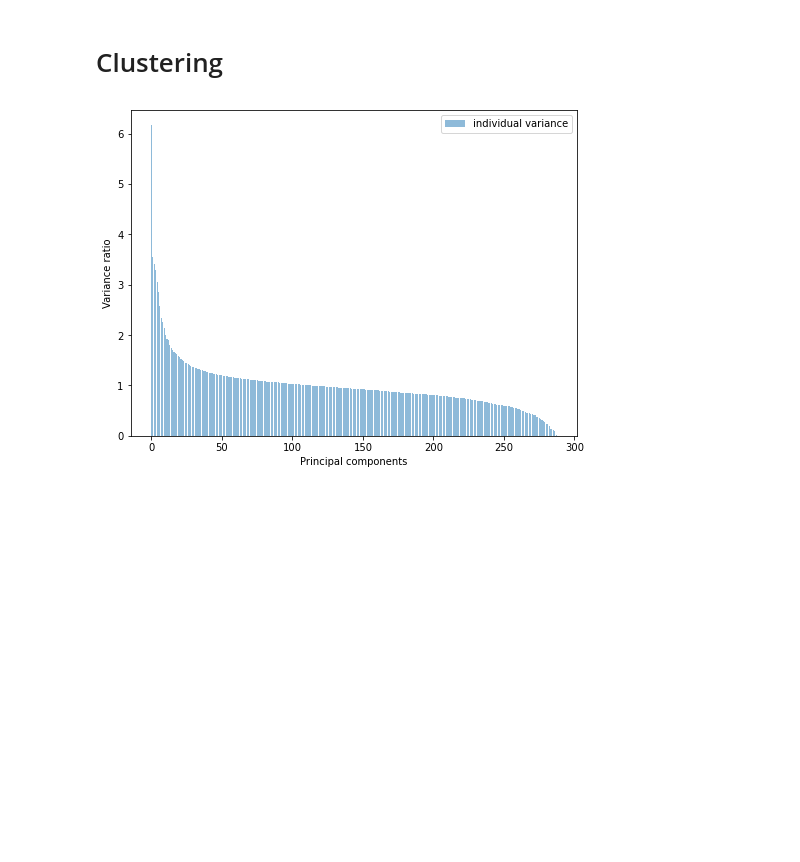
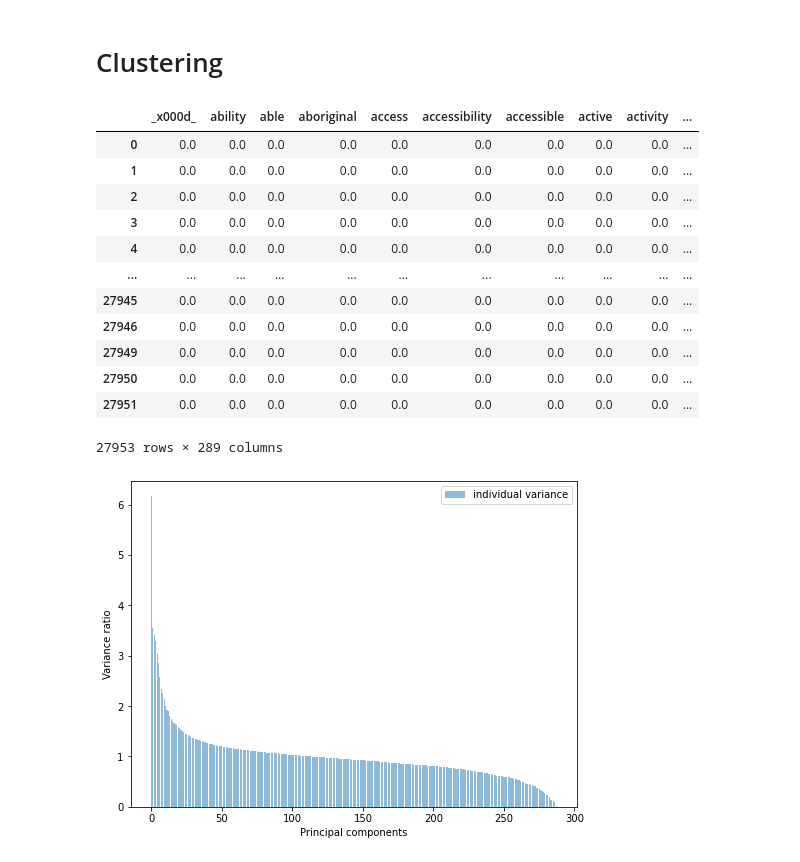
Before and after one commit to lalmaraz/otf_grants, a Jupyter notebook: otf_grants.ipynb, the cells around one changed output. Cells and saved outputs as stored; diff of their text form; code cells hidden in the pictures; blank space fills up the shorter version.

Commit message:
Lemmatization fix

```diff
--- a/otf_grants.ipynb
+++ b/otf_grants.ipynb
@@ -41,9 +44,50 @@ description_clean = pd.concat([description_clean, add_df])
+# %%
+# Apply lemmatization to reduce redundancy
+recompute = False
+
+if recompute:
+    lemmatizer = WordNetLemmatizer()
+    # get_wordnet_pos from Selva Prabhakaran @ Machine Learning Plus
+    # https://www.machinelearningplus.com/nlp/lemmatization-examples-python/
+    def get_wordnet_pos(word):
+        """Map POS tag to first character lemmatize() accepts"""
+        tag = nltk.pos_tag([word])[0][1][0].upper()
+        tag_dict = {"J": wordnet.ADJ,
+                "N": wordnet.NOUN,
+                "V": wordnet.VERB,
+                "R": wordnet.ADV}
+        return tag_dict.get(tag, wordnet.NOUN)
+
+    descriptions = []
+    for i in description_clean['description']:
+        descriptions.append(' '.join([lemmatizer.lemmatize(w, get_wordnet_pos(w)) for w in nltk.word_tokenize(i.lower())]))
+    pd.DataFrame(descriptions).to_csv('descriptions.csv', index=False, header=False)
+
+else:
+    descriptions = pd.read_csv('descriptions.csv', header=None)
 # %%
 # Extract features
+descriptions.columns = ['description']
 vectorizer = TfidfVectorizer(ngram_range=(1,1), max_features = 300, stop_words = 'english')
-counts_sparse = vectorizer.fit_transform(description_clean['description'])
+counts_sparse = vectorizer.fit_transform(descriptions['description'])
 counts = pd.DataFrame(counts_sparse.toarray(), index=description_clean.index, columns=vectorizer.get_feature_names())
 counts = counts.drop(counts.columns[0:11], axis=1)
+# %%
+counts
+# %% [output]
+|  | _x000d_ | ability | able | aboriginal | access | accessibility | accessible | active | activity | ... |
+| 0 | 0.0 | 0.0 | 0.0 | 0.0 | 0.0 | 0.0 | 0.0 | 0.0 | 0.0 | ... |
+| 1 | 0.0 | 0.0 | 0.0 | 0.0 | 0.0 | 0.0 | 0.0 | 0.0 | 0.0 | ... |
+| 2 | 0.0 | 0.0 | 0.0 | 0.0 | 0.0 | 0.0 | 0.0 | 0.0 | 0.0 | ... |
+| 3 | 0.0 | 0.0 | 0.0 | 0.0 | 0.0 | 0.0 | 0.0 | 0.0 | 0.0 | ... |
+| 4 | 0.0 | 0.0 | 0.0 | 0.0 | 0.0 | 0.0 | 0.0 | 0.0 | 0.0 | ... |
+| ... | ... | ... | ... | ... | ... | ... | ... | ... | ... | ... |
+| 27945 | 0.0 | 0.0 | 0.0 | 0.0 | 0.0 | 0.0 | 0.0 | 0.0 | 0.0 | ... |
+| 27946 | 0.0 | 0.0 | 0.0 | 0.0 | 0.0 | 0.0 | 0.0 | 0.0 | 0.0 | ... |
+| 27949 | 0.0 | 0.0 | 0.0 | 0.0 | 0.0 | 0.0 | 0.0 | 0.0 | 0.0 | ... |
+| 27950 | 0.0 | 0.0 | 0.0 | 0.0 | 0.0 | 0.0 | 0.0 | 0.0 | 0.0 | ... |
+| 27951 | 0.0 | 0.0 | 0.0 | 0.0 | 0.0 | 0.0 | 0.0 | 0.0 | 0.0 | ... |
+27953 rows × 289 columns
 # %%
 # Visualize variance across features to reduce dimensions
 enconder = LabelEncoder()
```
Also changed, not shown: parts of 3 cells of this notebook, 1 other file.
